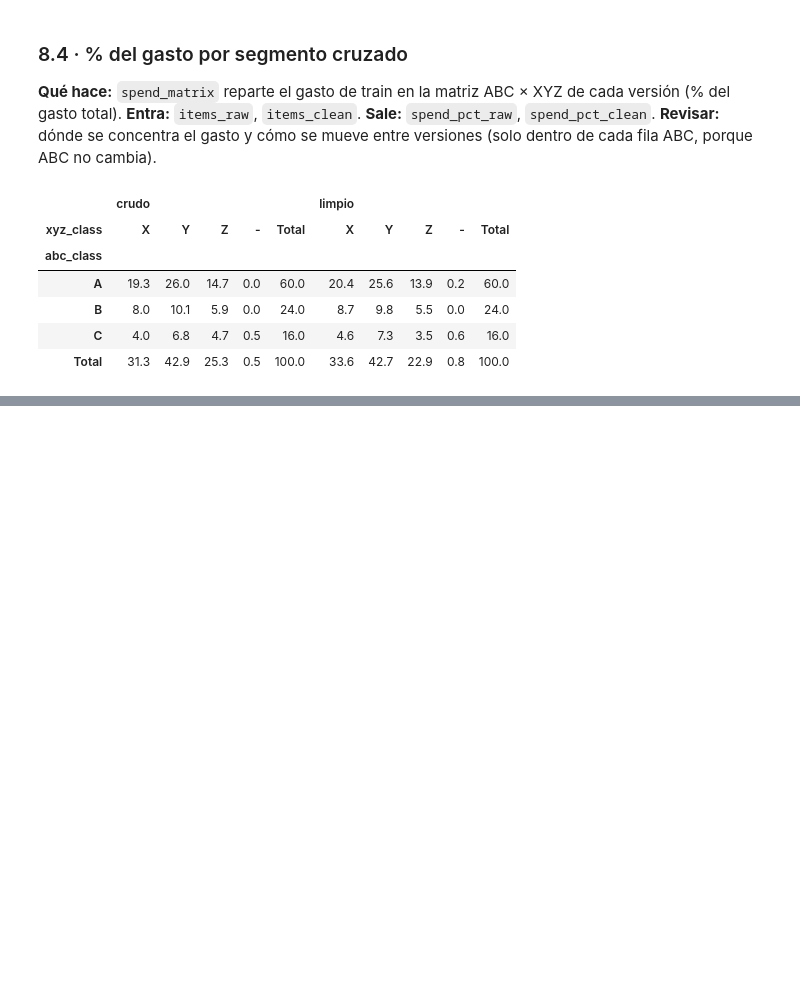
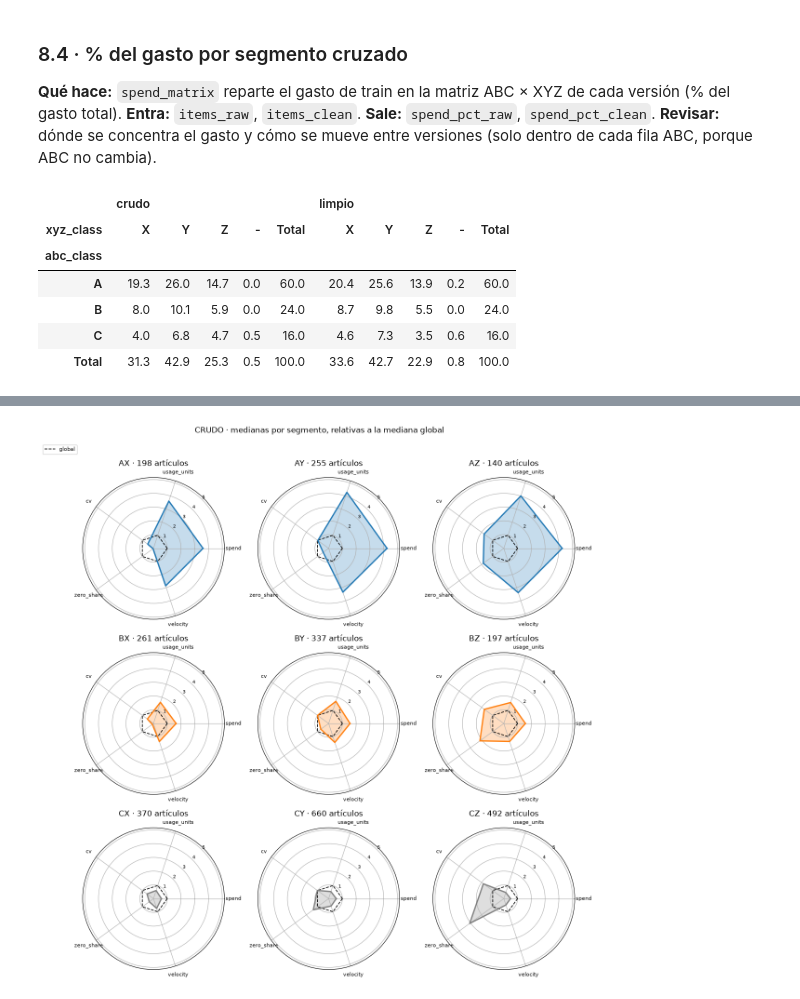
Before and after one commit to JoseSalas98/demand-forecasting-replenishment, a Jupyter notebook: notebooks/03_abc_xyz_train.ipynb, the cells around one changed output, grey strips where cells are left out. Cells and saved outputs as stored; diff of their text form; code cells hidden in the pictures; blank space fills up the shorter version.

```diff
--- a/notebooks/03_abc_xyz_train.ipynb
+++ b/notebooks/03_abc_xyz_train.ipynb
@@ -1976,0 +2132,18 @@ display(pd.concat({"crudo": spend_pct_raw, "limpio": spend_pct_clean}, axis=1).r
+# %%
+RADAR_AXES = ["spend", "usage_units", "cv", "zero_share", "velocity"]
+CROSS_ORDER = [a + x for a in "ABC" for x in "XYZ"]
+
+
+def radar_ratios(items):
+    """Mediana de cada eje por segmento cruzado ÷ mediana global de la versión (sin los grupos sin XYZ)."""
+    global_median = items[RADAR_AXES].median()
+    ratios = items.groupby("group")[RADAR_AXES].median() / global_median
+    return ratios.reindex([g for g in CROSS_ORDER if g in ratios.index]), global_median
+
+
+radar_raw, global_raw = radar_ratios(items_rates_raw)
+radar_clean, global_clean = radar_ratios(items_rates_clean)
+display(pd.DataFrame({"crudo": global_raw, "limpio": global_clean}).style.format("{:.3f}")
+        .set_caption("Mediana global de cada eje"))
+display(pd.concat({"crudo": radar_raw, "limpio": radar_clean}, axis=1).style.format("{:.2f}")
+        .set_caption("Mediana del segmento ÷ mediana global"))
@@ -1976,0 +2171,33 @@ display(pd.concat({"crudo": spend_pct_raw, "limpio": spend_pct_clean}, axis=1).r
+# %%
+RADAR_TOP = max(radar_raw.to_numpy().max(), radar_clean.to_numpy().max()) * 1.1
+
+
+def plot_radars(ratios, items, title, top=RADAR_TOP):
+    """Un radar por segmento cruzado (3 × 3), con el perfil global como referencia."""
+    n_items = items["group"].value_counts()
+    angles = np.linspace(0, 2 * np.pi, len(RADAR_AXES), endpoint=False)
+    closed = np.r_[angles, angles[0]]
+    fig, axes = plt.subplots(3, 3, figsize=(12, 12), subplot_kw={"projection": "polar"})
+    for ax, grp in zip(axes.flat, CROSS_ORDER):
+        if grp not in ratios.index:
+            ax.set_visible(False)
+            continue
+        vals = ratios.loc[grp].to_numpy()
+        ax.plot(closed, np.ones(len(closed)), color="black", linestyle="--", linewidth=1.2, label="global")
+        ax.plot(closed, np.r_[vals, vals[0]], color=palette[grp[0]], linewidth=2)
+        ax.fill(closed, np.r_[vals, vals[0]], color=palette[grp[0]], alpha=0.25)
+        ax.set_xticks(angles)
+        ax.set_xticklabels(RADAR_AXES, fontsize=8)
+        ax.set_ylim(0, top)
+        ax.set_rlabel_position(45)
+        ax.tick_params(axis="y", labelsize=7)
+        ax.set_title(f"{grp} · {n_items[grp]:,} artículos", pad=18)
+    axes.flat[0].legend(loc="upper left", bbox_to_anchor=(-0.3, 1.25), fontsize=8)
+    fig.suptitle(title, y=1.0)
+    fig.tight_layout()
+    plt.show()
+
+
+plot_radars(radar_raw, items_rates_raw, "CRUDO · medianas por segmento, relativas a la mediana global")
+# %% [output]
+[figure, added]
```
Also changed, not shown: parts of 35 cells of this notebook.
